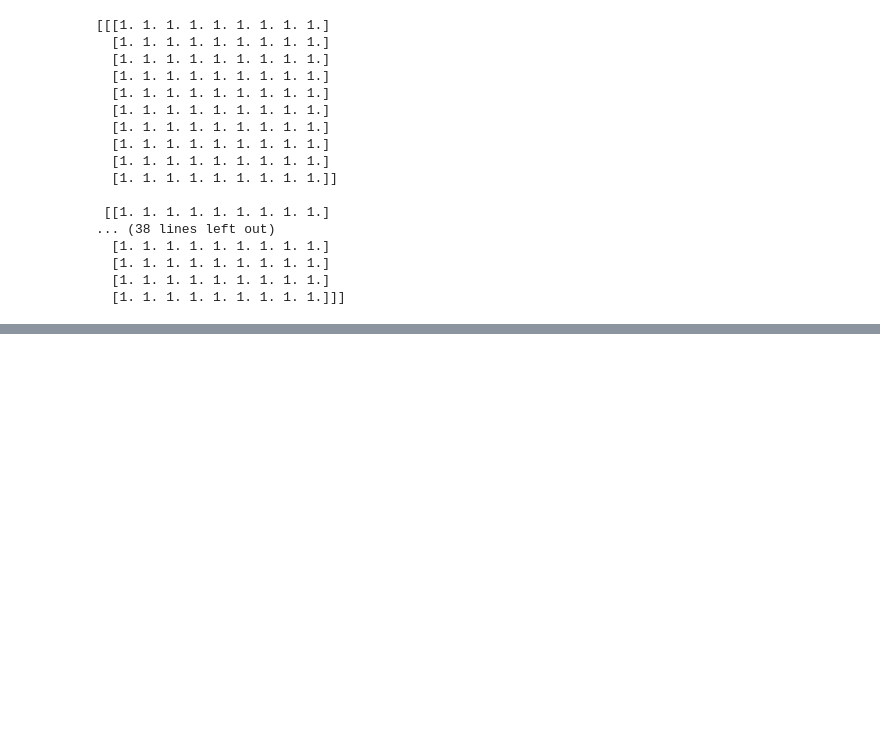
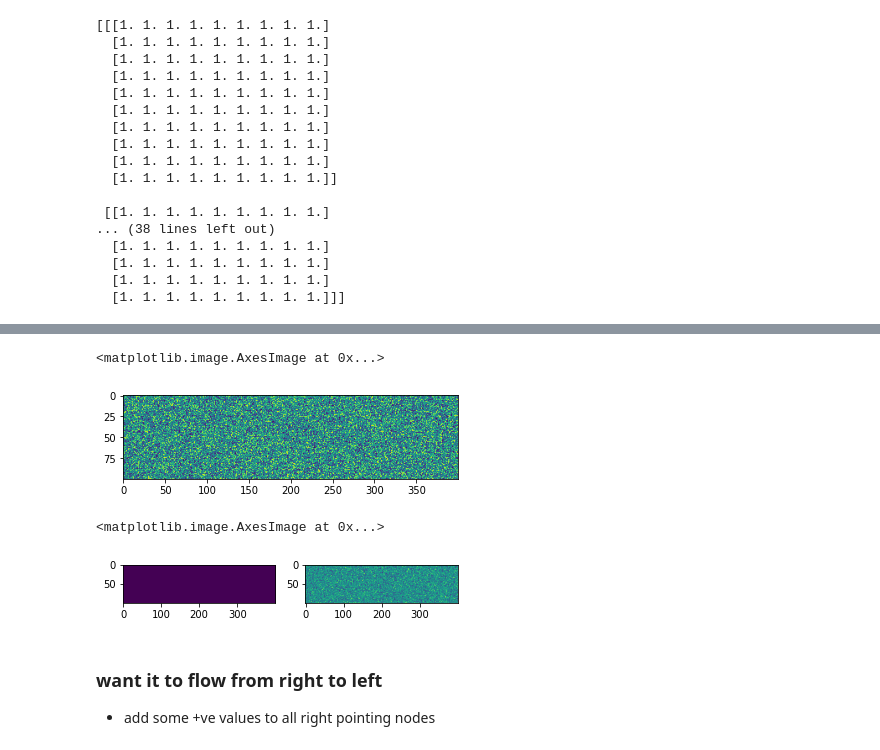
Before and after one commit to sinayanaik/lattice-boltzman-method-python, a Jupyter notebook: understand.ipynb, the cells around one changed output, grey strips where cells are left out. Cells and saved outputs as stored; diff of their text form; code cells hidden in the pictures; blank space fills up the shorter version.

```diff
--- a/understand.ipynb
+++ b/understand.ipynb
@@ -58,0 +65,6 @@ print(F)
+# %%
+# add slight randomness
+
+F = np.ones((Ny,Nx,Node_dirn)) + .01 * np.random.rand(Ny,Nx,Node_dirn)
+
+print(F)
@@ -58,0 +89,23 @@ print(F)
+# %%
+# plot it
+plt.imshow(F[:,:,0])
+# %% [output]
+<matplotlib.image.AxesImage at 0x...>
+[figure, added]
+# %%
+# difference between
+
+F_1 = np.ones((Ny,Nx,Node_dirn))
+F_2 = np.ones((Ny,Nx,Node_dirn)) + .01 * np.random.rand(Ny,Nx,Node_dirn)
+
+# plot both in same figure
+fig, ax = plt.subplots(1,2)
+ax[0].imshow(F_1[:,:,0])
+ax[1].imshow(F_2[:,:,0])
+# %% [output]
+<matplotlib.image.AxesImage at 0x...>
+[figure, added]
+# %% [markdown]
+### want it to flow from right to left
+
+- add some +ve values to all right pointing  nodes
```
Also changed, not shown: parts of 21 cells of this notebook, 6 other files.
